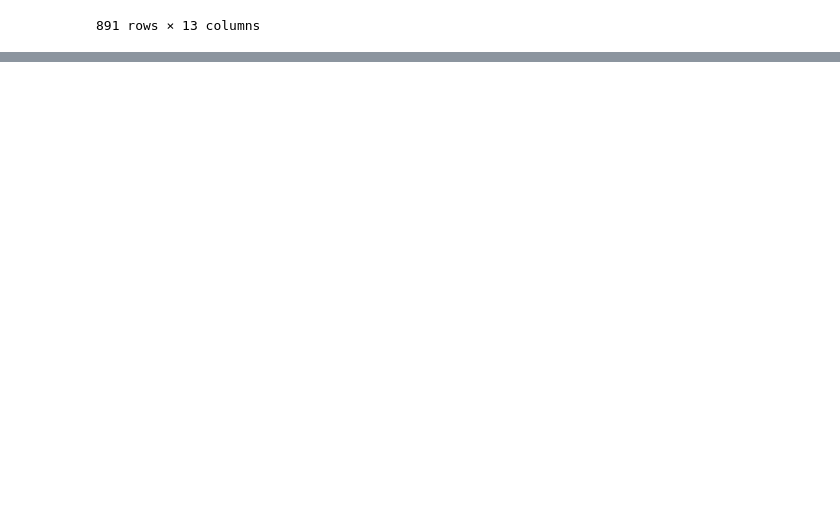
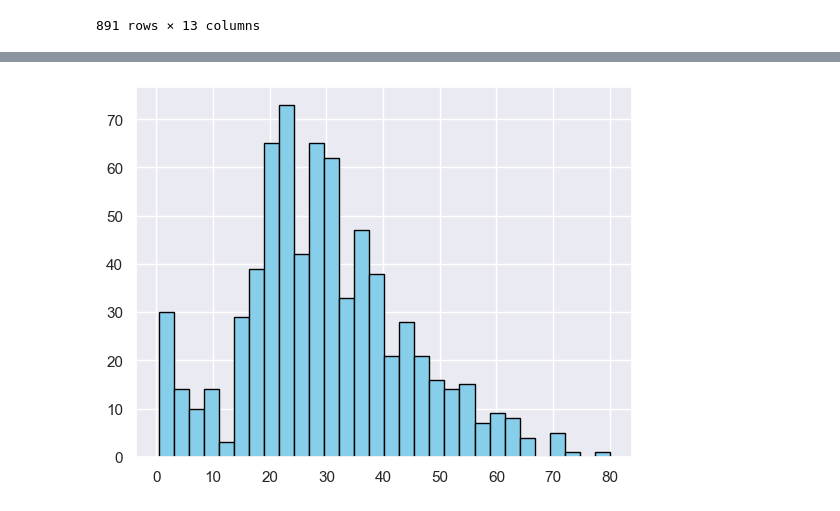
Before and after one commit to payaltanpure/Data_Science_and_Machine_Learning, a Jupyter notebook: eda_data_analysis.ipynb, the cells around one changed output, grey strips where cells are left out. Cells and saved outputs as stored; diff of their text form; code cells hidden in the pictures; blank space fills up the shorter version.

```diff
--- a/eda_data_analysis.ipynb
+++ b/eda_data_analysis.ipynb
@@ -1107,0 +1227,17 @@ df.head()
+# %%
+# # using seaborn
+df['Age_bin'] = df['Age_bin'].astype(str)
+
+sns.lineplot(
+    data=df,
+    x='Age_bin',
+    y='Survived',
+    estimator='sum',
+    marker='o'
+)
+
+plt.title("Survival Rate by Age Group")
+plt.xlabel("Age Group")
+plt.ylabel("Survival Rate")
+plt.grid(True)
+plt.show()
@@ -1107,0 +1252,9 @@ df.head()
+# %%
+# seaborn: bar chart
+plt.figure(figsize=[10,6])
+sns.set_theme(style= "darkgrid")
+sns.barplot(data= df, x= "Pclass", y= "Fare", estimator= "mean", hue= "Sex", palette="deep")
+plt.title("Average Fare by Passenger class using matplotlib")
+plt.xlabel("Passenger class")
+plt.ylabel("Average Fare")
+plt.show()
@@ -1107,0 +1263,8 @@ df.head()
+# %%
+# numerical values distribution
+# sigle col value plot
+# hist plot
+plt.hist(df["Age"].dropna(), bins= 30 , color= "skyblue", edgecolor= "black")
+plt.show()
+# %% [output]
+[figure, added]
```
Also changed, not shown: parts of 22 cells of this notebook.
